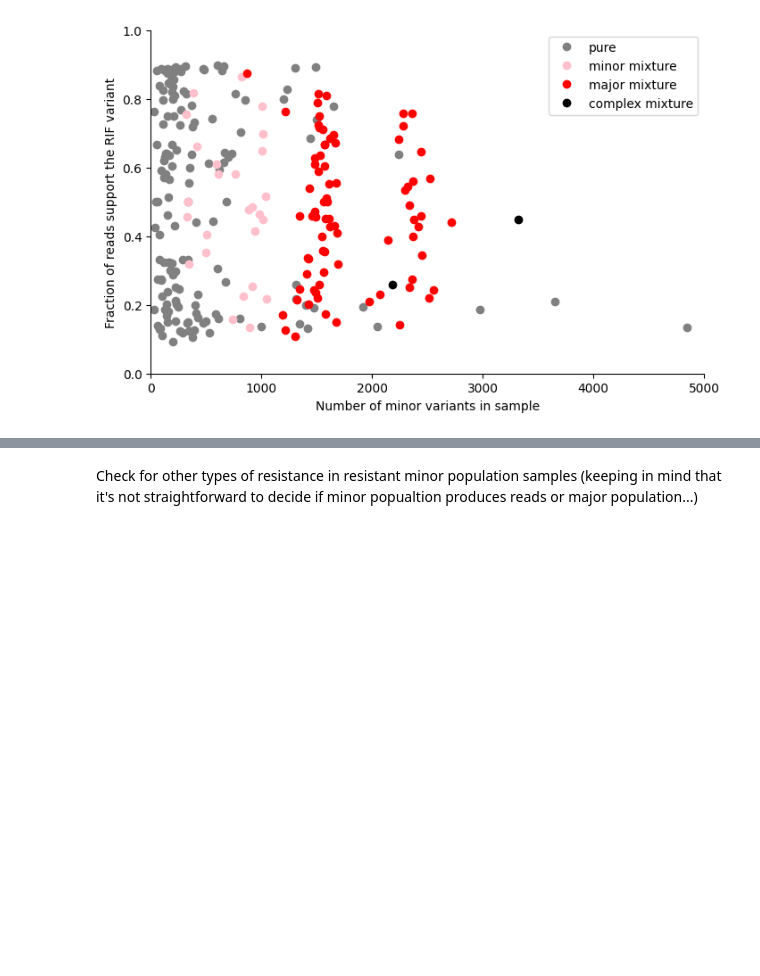
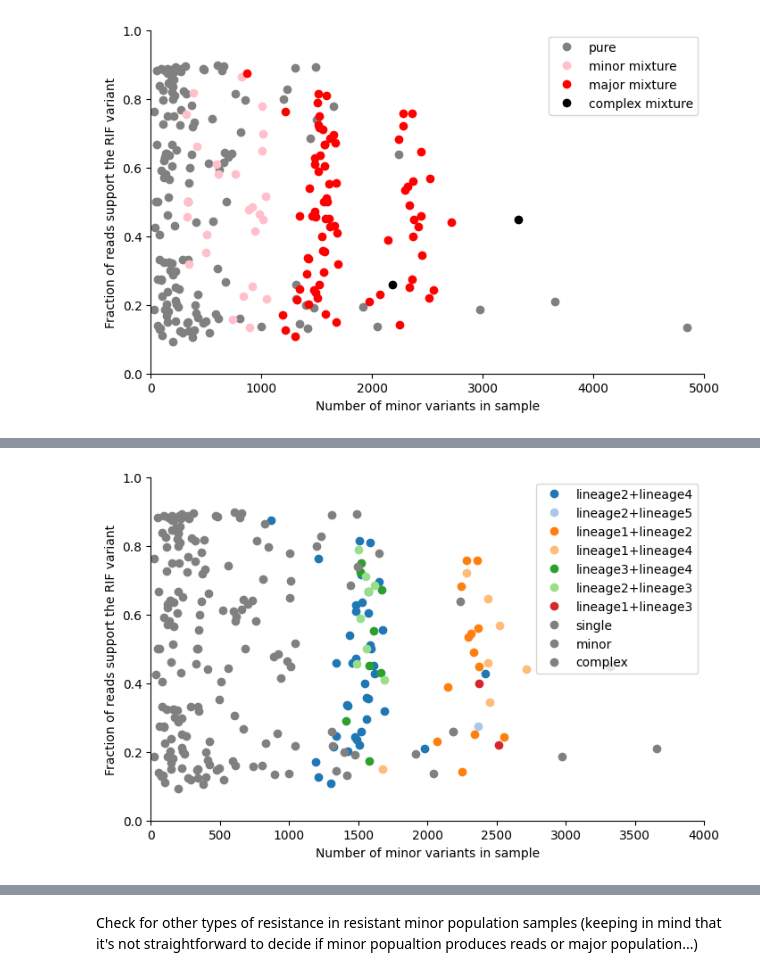
Before and after one commit to fowler-lab/tb-rnap-subpopulations, a Jupyter notebook: Reproduce_Figures_clean.ipynb, the cells around one changed output, grey strips where cells are left out. Saved outputs shown, nothing was run; the diff lists cells and outputs as text; code cells hidden in the pictures; blank space fills up the shorter version.

```diff
--- a/Reproduce_Figures_clean.ipynb
+++ b/Reproduce_Figures_clean.ipynb
@@ -1059,0 +1187,11 @@ fig.savefig('figures/fig-minor-rif-variants.pdf', bbox_inches='tight', transpare
+# %%
+df.lineage_2.value_counts()
+df['lineage_1_main'] = df.lineage_1.apply(lambda x: x.split('.')[0] if isinstance(x, str) and '.' in x else x)
+df['lineage_2_main'] = df.lineage_2.apply(lambda x: x.split('.')[0] if isinstance(x, str) and '.' in x else x)
+df['lineage_mix'] = df.apply(
+    lambda x: f'{x.lineage_1_main}+{x.lineage_2_main}' if pd.notna(x.lineage_1_main) and pd.notna(x.lineage_2_main) and x.lineage_1_main != x.lineage_2_main
+    else None,
+    axis=1
+)
+# df['lineage_mix'] = df.apply(lambda x: f'{x.lineage_1_main}+{x.lineage_2_main}', axis=1)
+df.mixture_type
@@ -1059,0 +1228,30 @@ fig.savefig('figures/fig-minor-rif-variants.pdf', bbox_inches='tight', transpare
+# %%
+#colour the scatterplot according to lineage mix
+fig = plt.figure(figsize=(8, 5))
+axes = fig.gca()
+
+# Set up a color palette with enough unique colors for each lineage and mixture type
+unique_lineages = df.lineage_mix.dropna().unique()
+palette = sns.color_palette("tab20", len(unique_lineages) + 3)  # Adding 3 for the mixture types
+
+for i, lineage in enumerate(unique_lineages):
+    df2 = df[df.lineage_mix==lineage]
+    axes.plot(df2.minor_count, df2.true_frs, 'o', label=lineage, color=palette[i])
+
+# Plot the mixture types using the remaining colors from the palette
+mixture_colors = {'single': 'grey', 'minor': 'grey', 'complex': 'grey'}  # Define custom colors for clarity
+for i, (mixture_type, color) in enumerate(mixture_colors.items(), start=len(unique_lineages)):
+    df2 = df[df.mixture_type == mixture_type]
+    axes.plot(df2.minor_count, df2.true_frs, 'o', color=color, label=mixture_type)
+
+axes.legend(loc='upper right')
+axes.set_xlim(0, 4000)
+axes.set_ylim(0, 1)
+axes.set_xlabel('Number of minor variants in sample')
+
+axes.set_ylabel('Fraction of reads support the RIF variant')
+axes.spines[["right", "top"]].set_visible(False)
+
+fig.savefig('figures/fig-minor-rif-variants-lineage.pdf', bbox_inches='tight', transparent=True)
+# %% [output]
+[figure, added]
```
Also changed, not shown: parts of 11 cells of this notebook, 1 other file.
